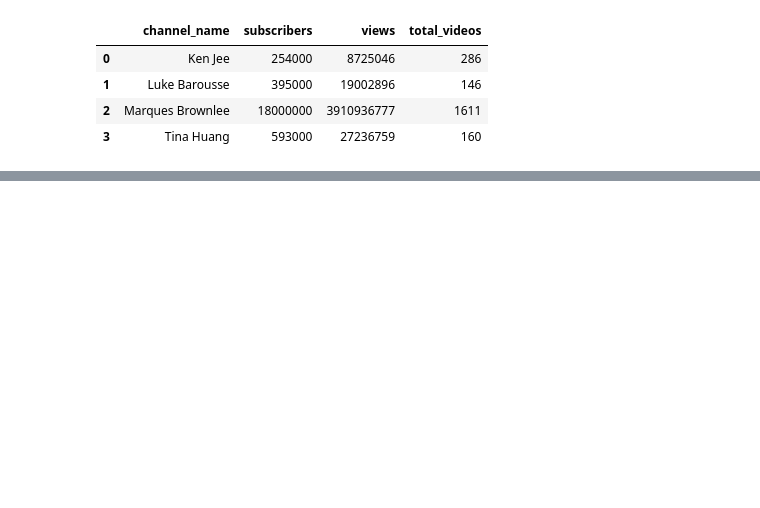
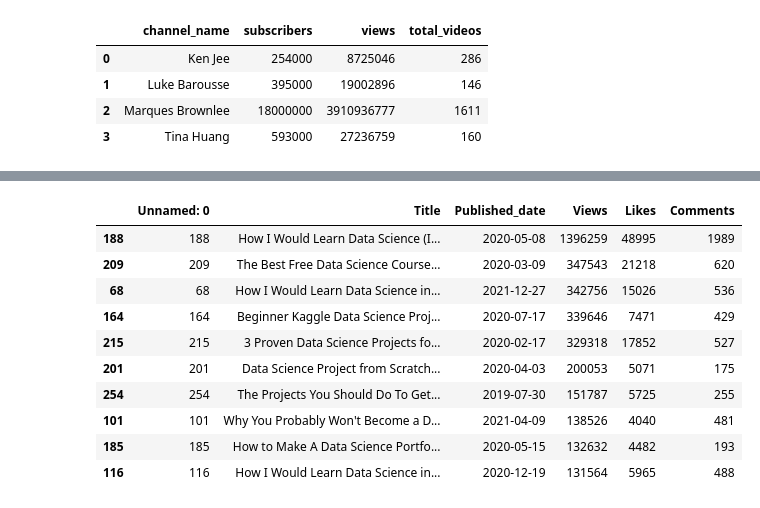
Before and after one commit to Kamuthuj/Youtube-webscrapping, a Jupyter notebook: viz.ipynb, the cells around one changed output, grey strips where cells are left out. Cells and saved outputs as stored; diff of their text form; code cells hidden in the pictures; blank space fills up the shorter version.

```diff
--- a/viz.ipynb
+++ b/viz.ipynb
@@ -29,0 +47,15 @@ fig
+# %%
+top_10_videos=df.sort_values(by="Views",ascending=False).head(10)
+top_10_videos
+# %% [output]
+|  | Unnamed: 0 | Title | Published_date | Views | Likes | Comments |
+| 188 | 188 | How I Would Learn Data Science (I... | 2020-05-08 | 1396259 | 48995 | 1989 |
+| 209 | 209 | The Best Free Data Science Course... | 2020-03-09 | 347543 | 21218 | 620 |
+| 68 | 68 | How I Would Learn Data Science in... | 2021-12-27 | 342756 | 15026 | 536 |
+| 164 | 164 | Beginner Kaggle Data Science Proj... | 2020-07-17 | 339646 | 7471 | 429 |
+| 215 | 215 | 3 Proven Data Science Projects fo... | 2020-02-17 | 329318 | 17852 | 527 |
+| 201 | 201 | Data Science Project from Scratch... | 2020-04-03 | 200053 | 5071 | 175 |
+| 254 | 254 | The Projects You Should Do To Get... | 2019-07-30 | 151787 | 5725 | 255 |
+| 101 | 101 | Why You Probably Won't Become a D... | 2021-04-09 | 138526 | 4040 | 481 |
+| 185 | 185 | How to Make A Data Science Portfo... | 2020-05-15 | 132632 | 4482 | 193 |
+| 116 | 116 | How I Would Learn Data Science in... | 2020-12-19 | 131564 | 5965 | 488 |
```
Also changed, not shown: parts of 6 cells of this notebook, 1 other file.
